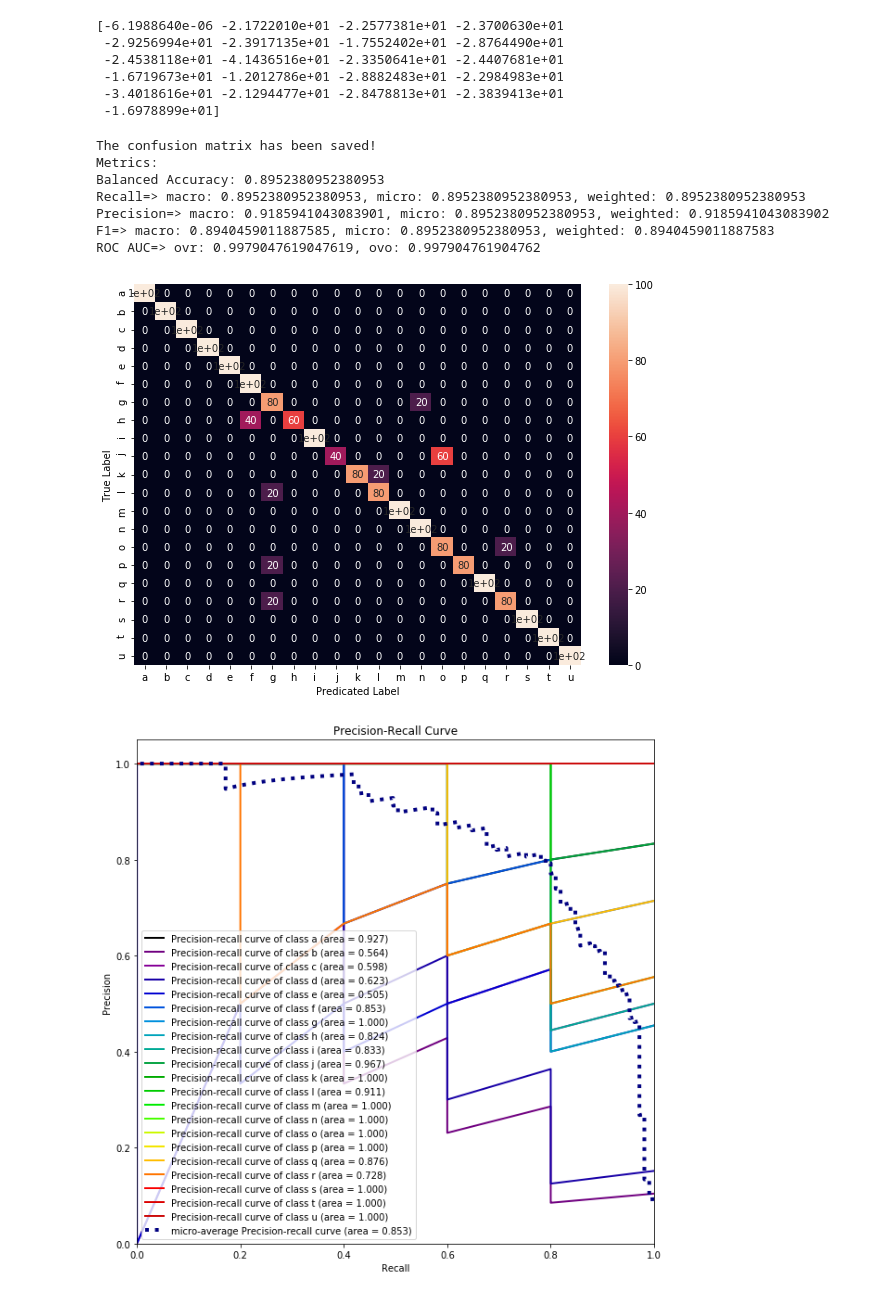
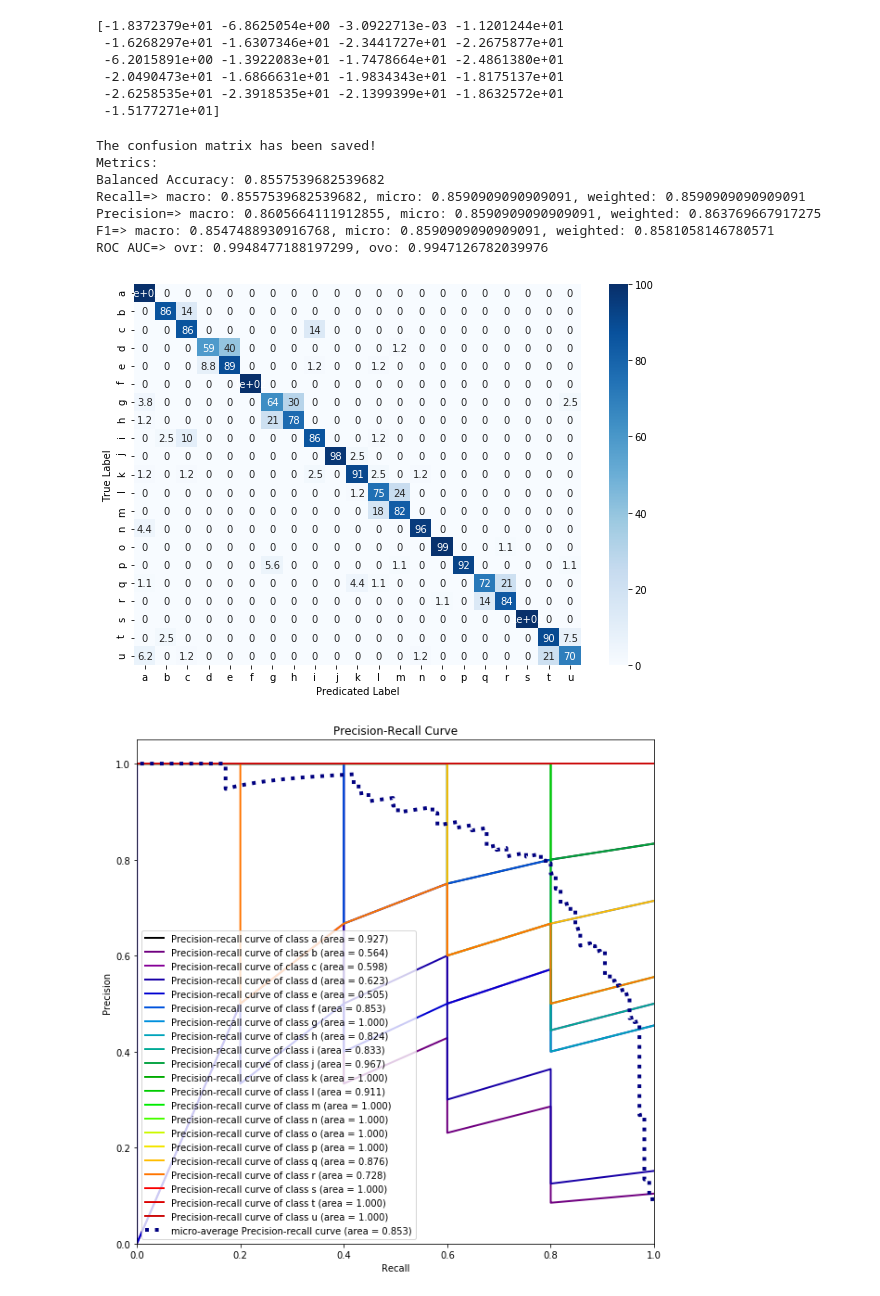
Before and after one commit to dariush-salami/attention-based-edge-convolution, a Jupyter notebook: analysis/metrics.ipynb, the cells around one changed output. Drawn from its saved outputs; the diff is of its cells as text; code cells hidden in the pictures.

```diff
--- a/analysis/metrics.ipynb
+++ b/analysis/metrics.ipynb
@@ -12,9 +12,9 @@ import scikitplot as skplt
 %matplotlib inline
 # %%
 # DATASET = '/home/researcher/Desktop/projects/rfsensing/UIST/UIST/all'
-DATASET = '/home/researcher/PycharmProjects/RI4DPC/data/multipeople_f_32_p_32_without_outlier_removal'
+DATASET = '/home/researcher/PycharmProjects/RI4DPC/data/primary_32_f_32_p_without_outlier_removal'
 # MODEL = 'gesturenet_sparse'
-MODEL = 'modified_edgecnn_1608999128'
+MODEL = 'dgcnn_1609228006'
 
 with open('{}/scores_{}.pkl'.format(DATASET, MODEL), 'rb') as handle:
     scores = pickle.load(handle)
@@ -26,12 +26,12 @@ SHAPE_NAMES = ['a', 'b', 'c', 'd', 'e', 'f', 'g', 'h', 'i', 'j',
 total_y_score = scores['total_y_score']
 print(total_y_score[0])
 # %% [output]
-[-6.1988640e-06 -2.1722010e+01 -2.2577381e+01 -2.3700630e+01
- -2.9256994e+01 -2.3917135e+01 -1.7552402e+01 -2.8764490e+01
- -2.4538118e+01 -4.1436516e+01 -2.3350641e+01 -2.4407681e+01
- -1.6719673e+01 -1.2012786e+01 -2.8882483e+01 -2.2984983e+01
- -3.4018616e+01 -2.1294477e+01 -2.8478813e+01 -2.3839413e+01
- -1.6978899e+01]
+[-1.8372379e+01 -6.8625054e+00 -3.0922713e-03 -1.1201244e+01
+ -1.6268297e+01 -1.6307346e+01 -2.3441727e+01 -2.2675877e+01
+ -6.2015891e+00 -1.3922083e+01 -1.7478664e+01 -2.4861380e+01
+ -2.0490473e+01 -1.6866631e+01 -1.9834343e+01 -1.8175137e+01
+ -2.6258535e+01 -2.3918535e+01 -2.1399399e+01 -1.8632572e+01
+ -1.5177271e+01]
 # %%
 # Convert score to probability
 for index, score in enumerate(total_y_score):
@@ -48,41 +48,41 @@ cm = (cm.astype('float') / cm.sum(axis=1)[:, np.newaxis]) * 100
 
 df_cm = pd.DataFrame(cm, index = SHAPE_NAMES,
               columns = SHAPE_NAMES)
 plt.figure(figsize = (10,7))
-plot = sn.heatmap(df_cm, annot=True)
+plot = sn.heatmap(df_cm, annot=True, cmap='Blues')
 figure = plot.get_figure()
 plt.ylabel('True Label')
 plt.xlabel('Predicated Label')
-figure.savefig('{}/cf_{}.png'.format(DATASET, MODEL), dpi=400)
+figure.savefig('{}/cf_{}.png'.format(DATASET, MODEL), dpi=400, transparent=True)
 
 balanced_accuracy = balanced_accuracy_score(total_y_true, total_y_pred)
 macro_f1 = f1_score(total_y_true, total_y_pred, average='macro')
 micro_f1 = f1_score(total_y_true, total_y_pred, average='micro')
 weighted_f1 = f1_score(total_y_true, total_y_pred, average='weighted')
 macro_precision = precision_score(total_y_true, total_y_pred, average='macro')
 micro_precision = precision_score(total_y_true, total_y_pred, average='micro')
 weighted_precision = precision_score(total_y_true, total_y_pred, average='weighted')
 macro_recall = recall_score(total_y_true, total_y_pred, average='macro')
 micro_recall = recall_score(total_y_true, total_y_pred, average='micro')
 weighted_recall = recall_score(total_y_true, total_y_pred, average='weighted')
 ovr_auc_score = roc_auc_score(total_y_true, total_y_score, multi_class='ovr')
 ovo_auc_score = roc_auc_score(total_y_true, total_y_score, multi_class='ovo')
 print('The confusion matrix has been saved!')
 print('Metrics:')
 print('Balanced Accuracy: {}'.format(balanced_accuracy))
 print('Recall=> macro: {}, micro: {}, weighted: {}'.format(macro_recall, micro_recall, weighted_recall))
 print('Precision=> macro: {}, micro: {}, weighted: {}'.format(macro_precision, micro_precision, weighted_precision))
 print('F1=> macro: {}, micro: {}, weighted: {}'.format(macro_f1, micro_f1, weighted_f1))
 print('ROC AUC=> ovr: {}, ovo: {}'.format(ovr_auc_score, ovo_auc_score))
 # %% [output]
 The confusion matrix has been saved!
 Metrics:
-Balanced Accuracy: 0.8952380952380953
-Recall=> macro: 0.8952380952380953, micro: 0.8952380952380953, weighted: 0.8952380952380953
-Precision=> macro: 0.9185941043083901, micro: 0.8952380952380953, weighted: 0.9185941043083902
-F1=> macro: 0.8940459011887585, micro: 0.8952380952380953, weighted: 0.8940459011887583
-ROC AUC=> ovr: 0.9979047619047619, ovo: 0.997904761904762
+Balanced Accuracy: 0.8557539682539682
+Recall=> macro: 0.8557539682539682, micro: 0.8590909090909091, weighted: 0.8590909090909091
+Precision=> macro: 0.8605664111912855, micro: 0.8590909090909091, weighted: 0.863769667917275
+F1=> macro: 0.8547488930916768, micro: 0.8590909090909091, weighted: 0.8581058146780571
+ROC AUC=> ovr: 0.9948477188197299, ovo: 0.9947126782039976
-[figure, old version]
+[figure, new version]
 # %%
 skplt.metrics.plot_precision_recall(total_y_true_label, total_y_score, figsize=(10, 10))
 plt.show()
```
Also changed, not shown: 1 other file.
